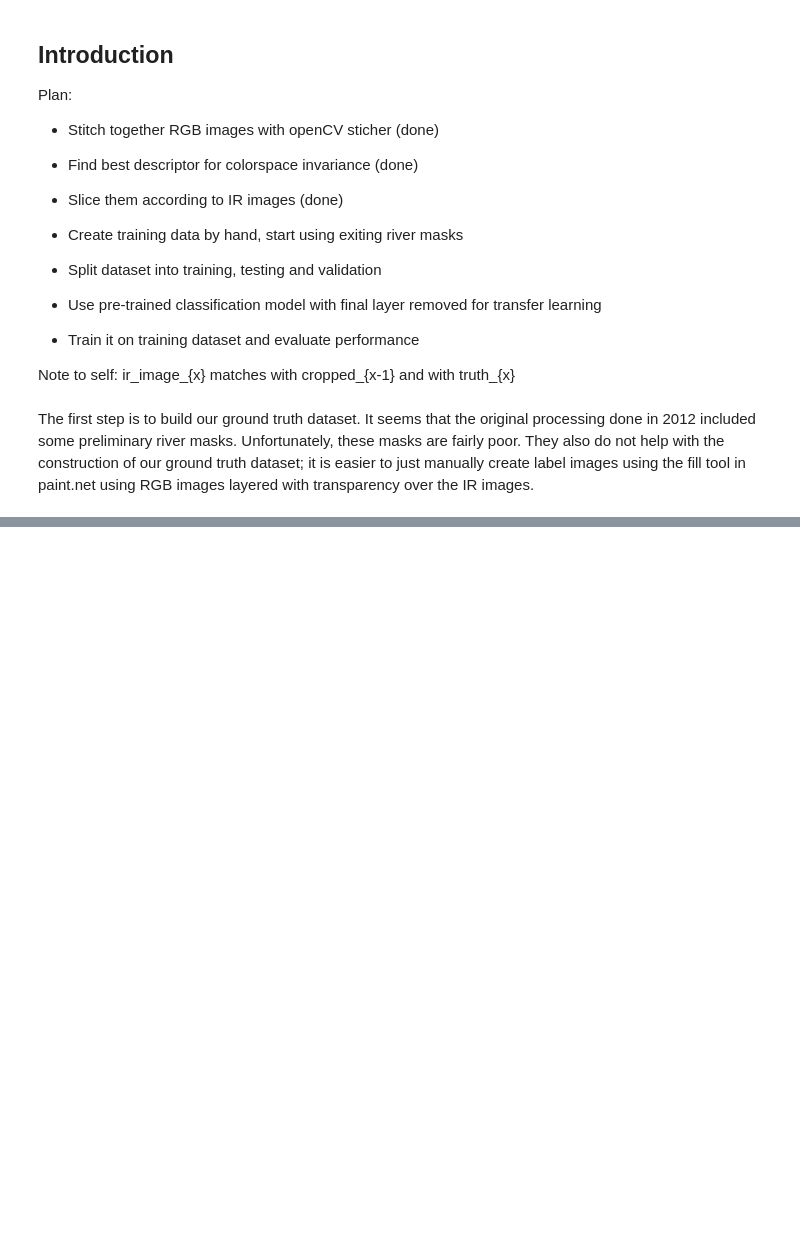
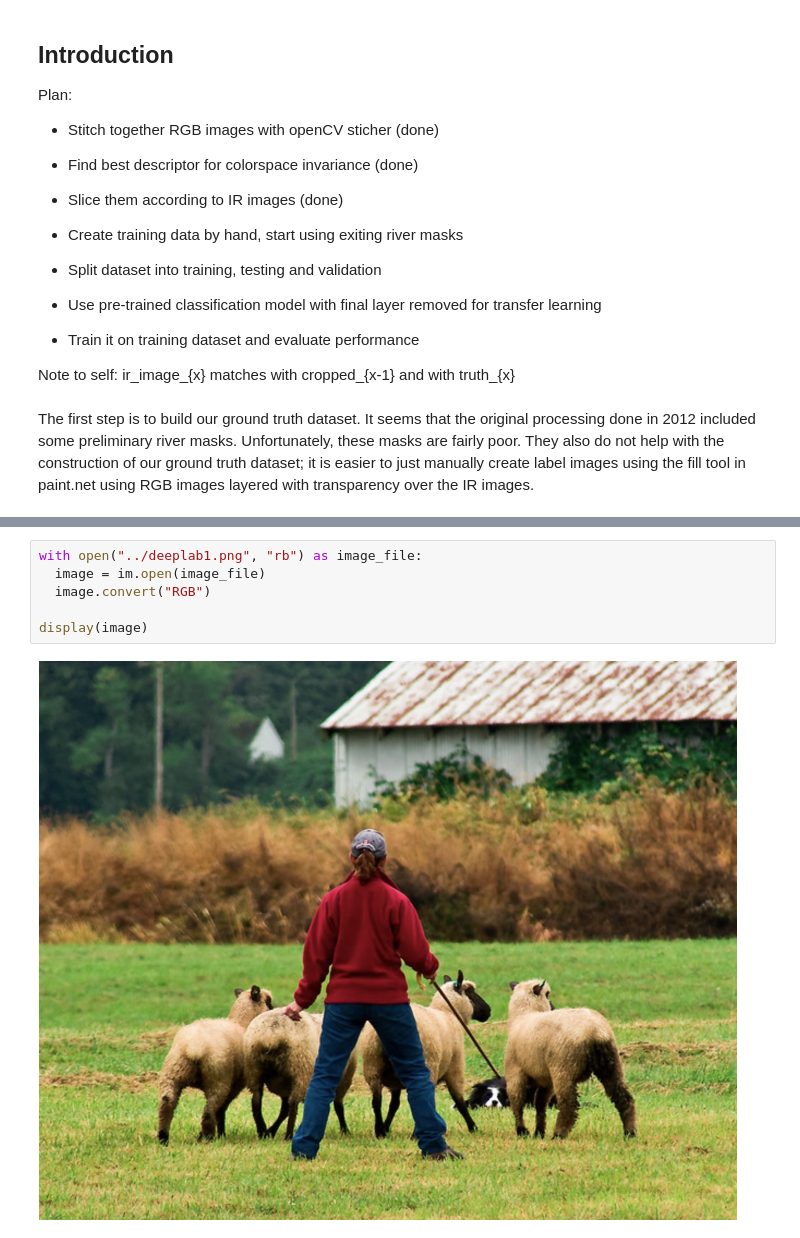
Before and after one commit to StefanTodoran/elwha-segmentation, a Jupyter notebook: book/chapters/masking.ipynb, the cells around one changed output, grey strips where cells are left out. Cells and saved outputs as stored; diff of their text form; blank space fills up the shorter version.

```diff
--- a/book/chapters/masking.ipynb
+++ b/book/chapters/masking.ipynb
@@ -227,0 +239,8 @@ def createDeepLabv3(outputchannels=1):
+# %%
+with open("../deeplab1.png", "rb") as image_file:
+  image = im.open(image_file)
+  image.convert("RGB")
+
+display(image)
+# %% [output]
+[figure, added]
```
Also changed, not shown: parts of 9 cells of this notebook, 9 other files.
